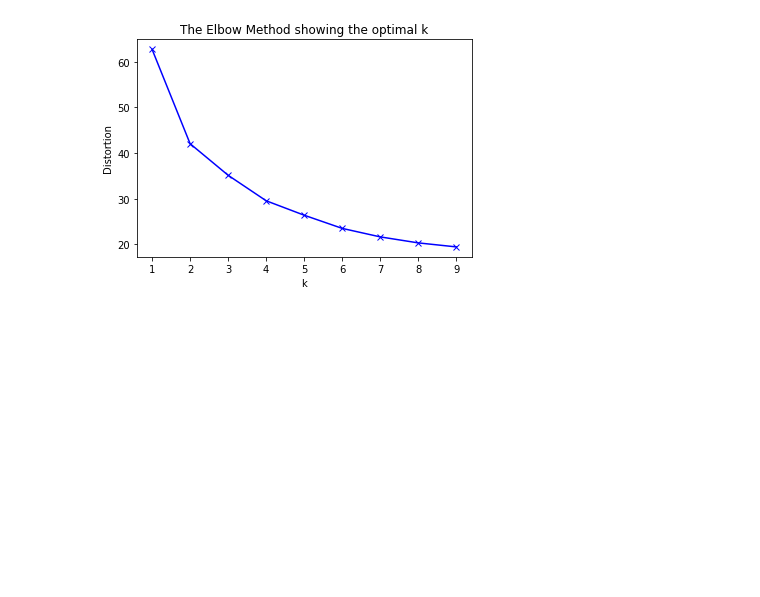
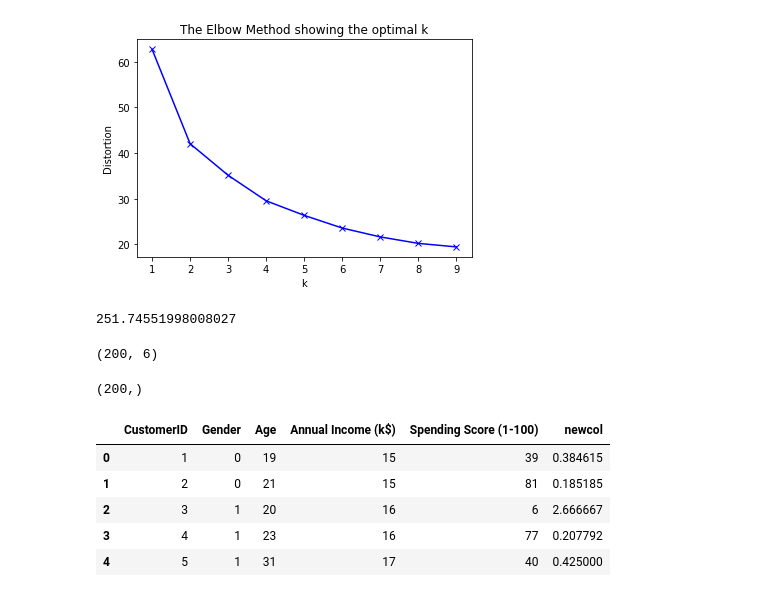
Before and after one commit to ipatel467/Customer-Segmentation, a Jupyter notebook: index.ipynb, the cells around one changed output. Cells and saved outputs as stored; diff of their text form; code cells hidden in the pictures; blank space fills up the shorter version.

```diff
--- a/index.ipynb
+++ b/index.ipynb
@@ -538,0 +545,21 @@ plt.show()
+# %%
+print(calinski_harabasz_score(df, cluster_assignments))
+# %% [output]
+251.74551998008027
+# %%
+df.shape
+# %% [output]
+(200, 6)
+# %%
+cluster_assignments.shape
+# %% [output]
+(200,)
+# %%
+df.head()
+# %% [output]
+|  | CustomerID | Gender | Age | Annual Income (k$) | Spending Score (1-100) | newcol |
+| 0 | 1 | 0 | 19 | 15 | 39 | 0.384615 |
+| 1 | 2 | 0 | 21 | 15 | 81 | 0.185185 |
+| 2 | 3 | 1 | 20 | 16 | 6 | 2.666667 |
+| 3 | 4 | 1 | 23 | 16 | 77 | 0.207792 |
+| 4 | 5 | 1 | 31 | 17 | 40 | 0.425000 |
```
Also changed, not shown: parts of 6 cells of this notebook.
